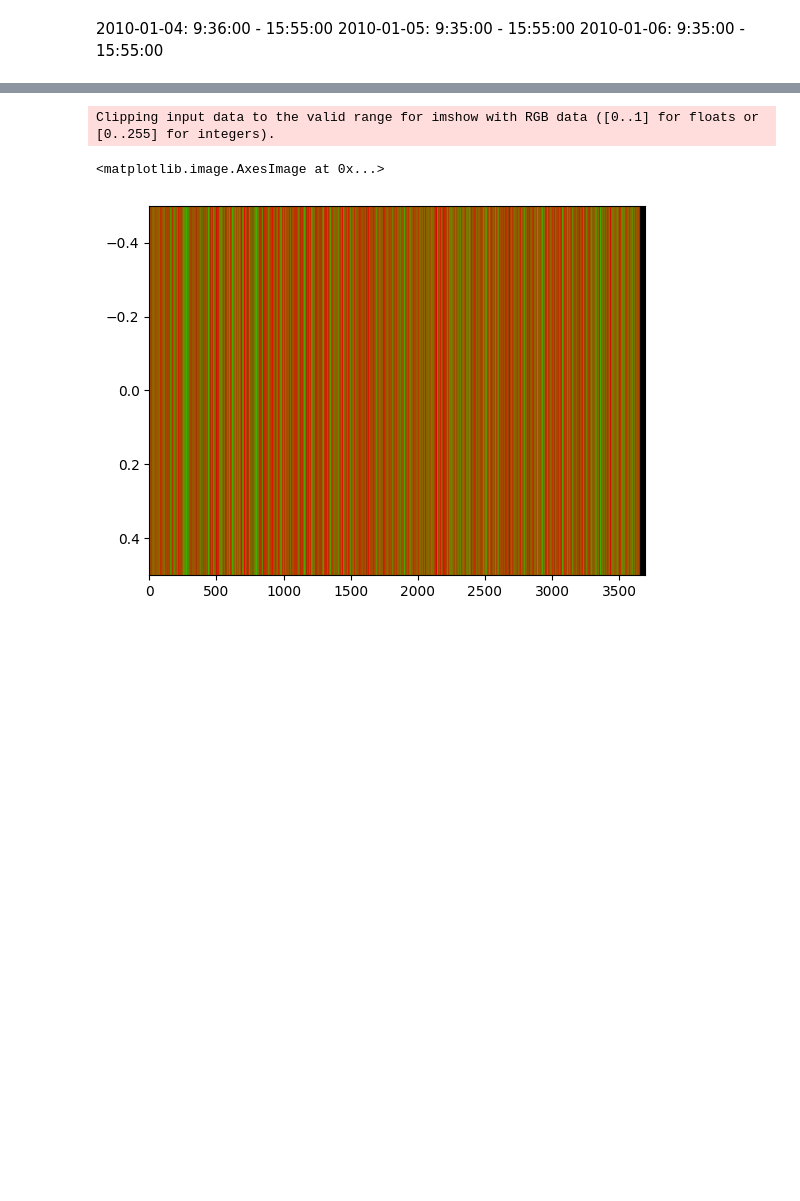
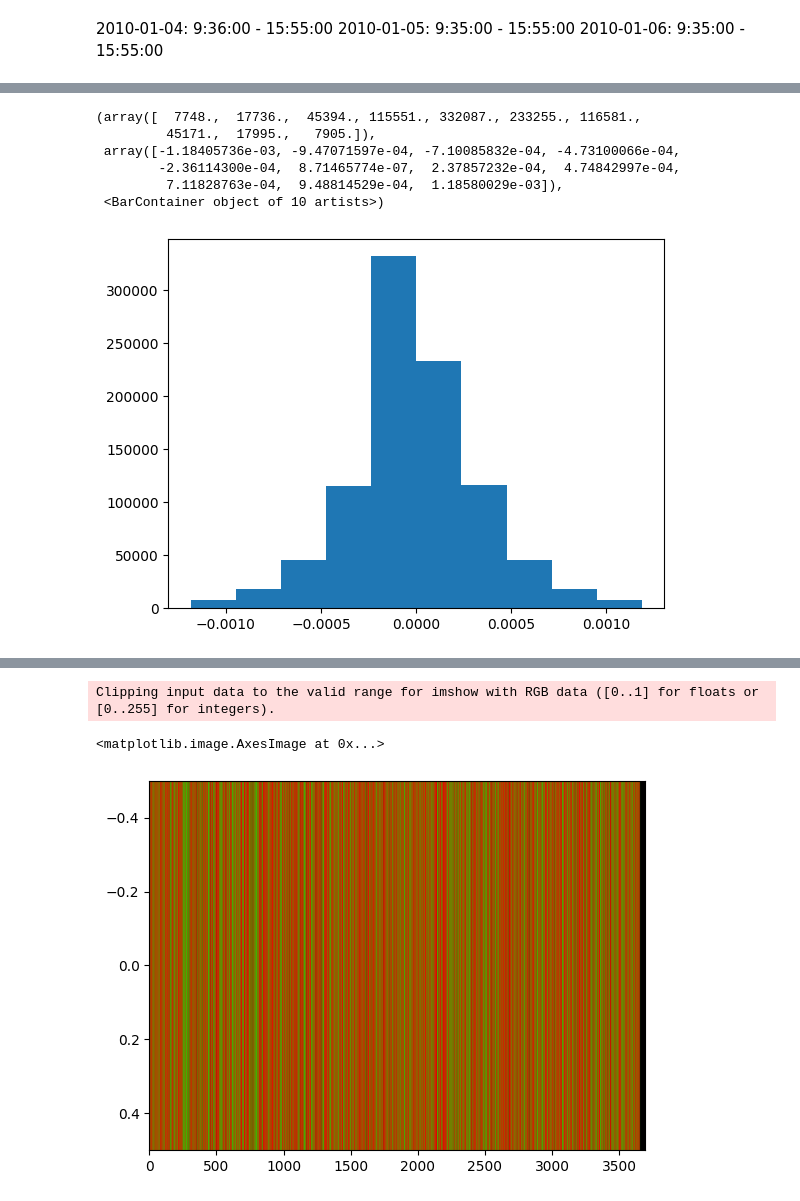
Before and after one commit to NicolasBuehringer/Bachelorarbeit, a Jupyter notebook: RV_calculation_new.ipynb, the cells around one changed output, grey strips where cells are left out. Cells and saved outputs as stored; diff of their text form; code cells hidden in the pictures; blank space fills up the shorter version.

Commit message:
figured out plots; cnn draft

```diff
--- a/RV_calculation_new.ipynb
+++ b/RV_calculation_new.ipynb
@@ -25,0 +20,16 @@ ibm_small_df = ibm_df.iloc[:50000]
+# %%
+ibm_df['Log_Returns'] = np.log(ibm_df['Close'] / ibm_df['Close'].shift(1))
+jnj_df['Log_Returns'] = np.log(jnj_df['Close'] / jnj_df['Close'].shift(1))
+wmt_df['Log_Returns'] = np.log(wmt_df['Close'] / wmt_df['Close'].shift(1))
+ibm_df.dropna(inplace=True)
+jnj_df.dropna(inplace=True)
+wmt_df.dropna(inplace=True)
+# %%
+ibm_df = ibm_df.iloc[380:]
+ibm_df.reset_index(drop=True, inplace=True)
+
+jnj_df = jnj_df.iloc[380:]
+jnj_df.reset_index(drop=True, inplace=True)
+
+wmt_df = wmt_df.iloc[380:]
+wmt_df.reset_index(drop=True, inplace=True)
@@ -51,0 +114,15 @@ ibm_small_df.dropna(inplace=True)
+# %%
+q_low = jnj_df["Log_Returns"].quantile(0.01)
+q_hi  = jnj_df["Log_Returns"].quantile(0.99)
+# %%
+df_filtered = jnj_df[(jnj_df["Log_Returns"] < q_hi) & (jnj_df["Log_Returns"] > q_low)]
+# %%
+plt.hist(df_filtered["Log_Returns"])
+# %% [output]
+(array([  7748.,  17736.,  45394., 115551., 332087., 233255., 116581.,
+         45171.,  17995.,   7905.]),
+ array([-1.18405736e-03, -9.47071597e-04, -7.10085832e-04, -4.73100066e-04,
+        -2.36114300e-04,  8.71465774e-07,  2.37857232e-04,  4.74842997e-04,
+         7.11828763e-04,  9.48814529e-04,  1.18580029e-03]),
+ <BarContainer object of 10 artists>)
+[figure, added]
```
Also changed, not shown: parts of 67 cells of this notebook, 2 other files.
